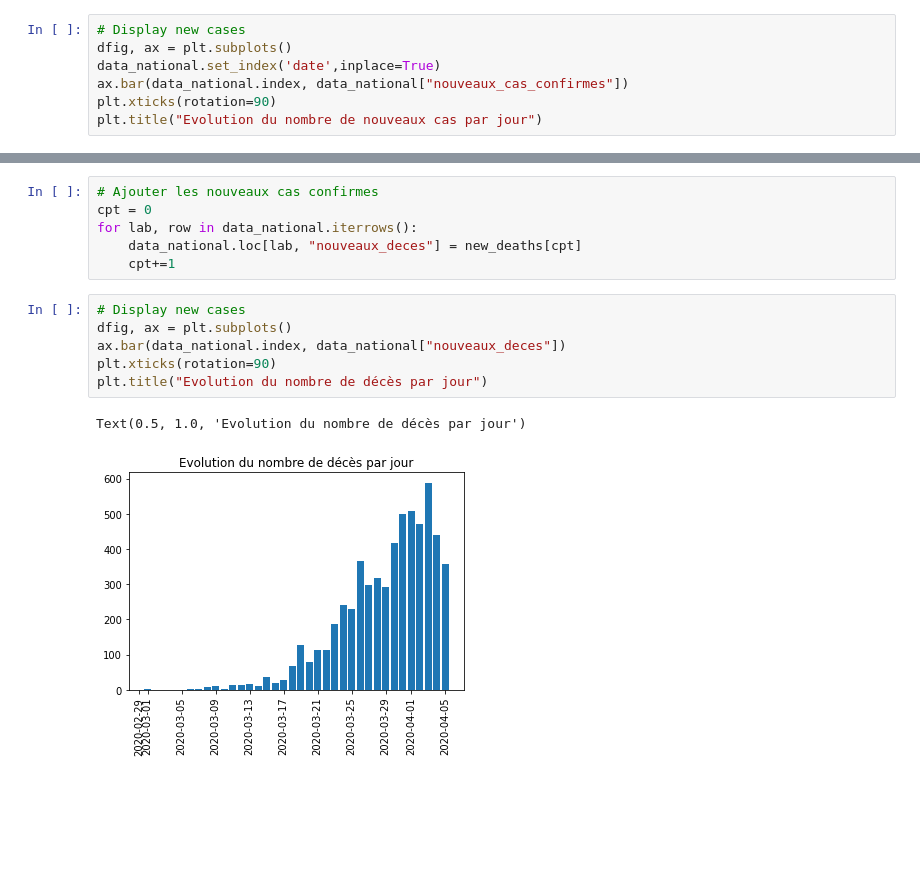
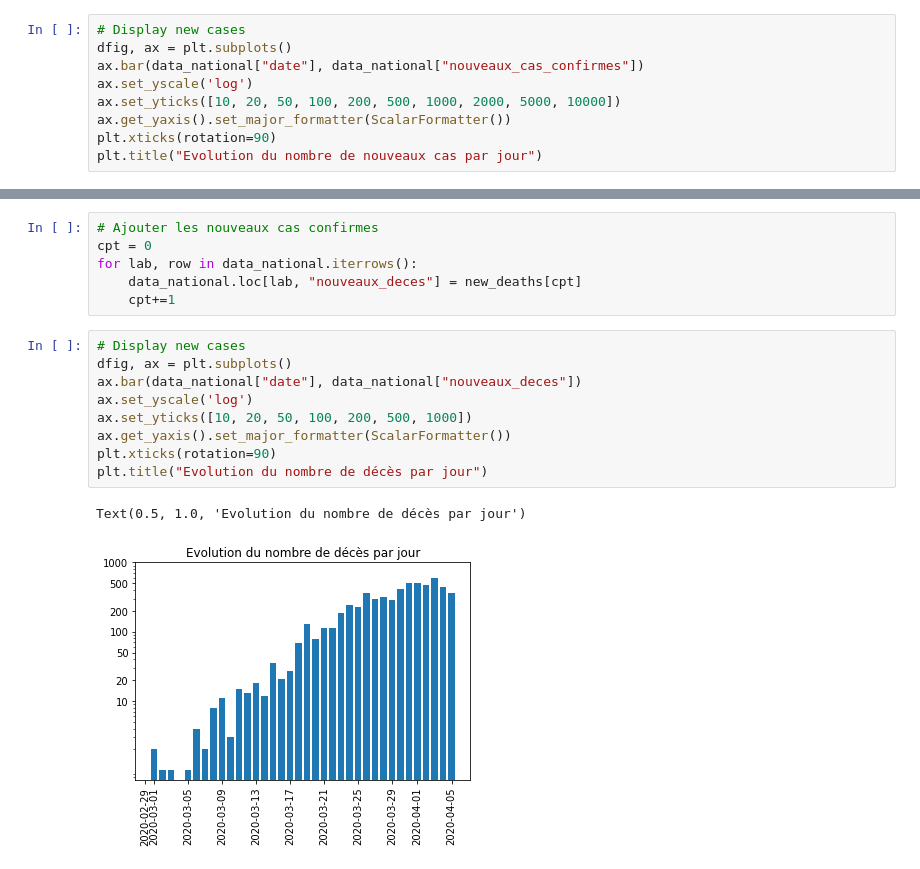
Before and after one commit to lsromain/covid19-visualizer, a Jupyter notebook: Covid19.ipynb, the cells around one changed output, grey strips where cells are left out. Saved outputs shown, nothing was run; the diff lists cells and outputs as text; blank space fills up the shorter version.

```diff
--- a/Covid19.ipynb
+++ b/Covid19.ipynb
@@ -81,8 +82,10 @@ for lab, row in data_national.iterrows():
 # %%
 # Display new cases
 dfig, ax = plt.subplots()
-data_national.set_index('date',inplace=True)
-ax.bar(data_national.index, data_national["nouveaux_cas_confirmes"])
+ax.bar(data_national["date"], data_national["nouveaux_cas_confirmes"])
+ax.set_yscale('log')
+ax.set_yticks([10, 20, 50, 100, 200, 500, 1000, 2000, 5000, 10000])
+ax.get_yaxis().set_major_formatter(ScalarFormatter())
 plt.xticks(rotation=90)
 plt.title("Evolution du nombre de nouveaux cas par jour")
 # %% [output]
@@ -102,9 +105,12 @@ for lab, row in data_national.iterrows():
 # %%
 # Display new cases
 dfig, ax = plt.subplots()
-ax.bar(data_national.index, data_national["nouveaux_deces"])
+ax.bar(data_national["date"], data_national["nouveaux_deces"])
+ax.set_yscale('log')
+ax.set_yticks([10, 20, 50, 100, 200, 500, 1000])
+ax.get_yaxis().set_major_formatter(ScalarFormatter())
 plt.xticks(rotation=90)
 plt.title("Evolution du nombre de décès par jour")
 # %% [output]
 Text(0.5, 1.0, 'Evolution du nombre de décès par jour')
-[figure, old version]
+[figure, new version]
```
Also changed, not shown: parts of 2 cells of this notebook.
